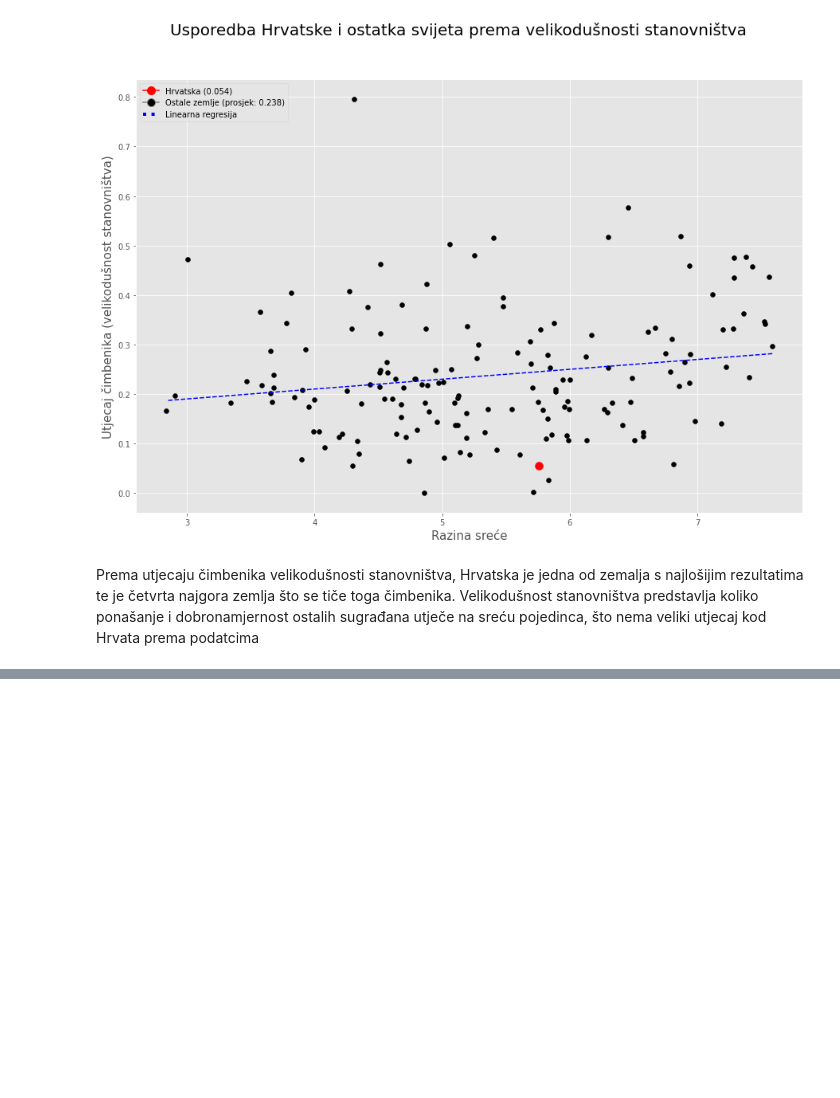
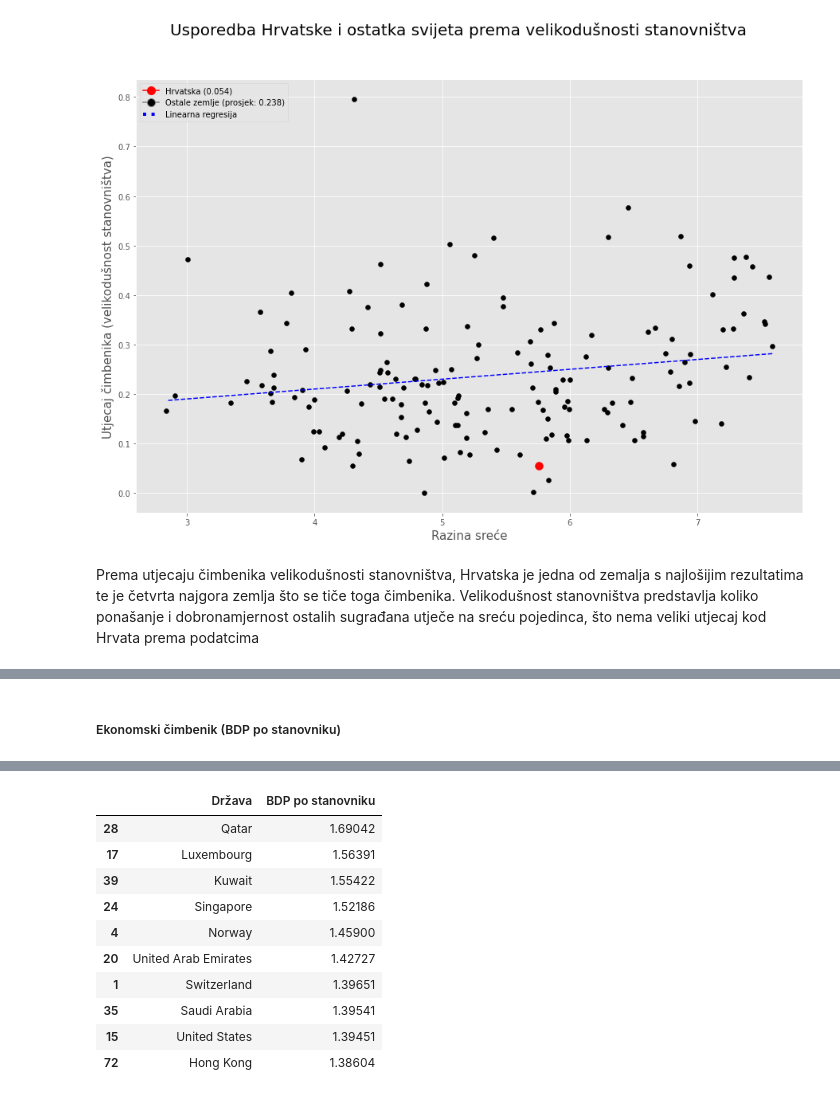
Before and after one commit to jslavic/radzaskolu, a Jupyter notebook: SkolskiRad.ipynb, the cells around one changed output, grey strips where cells are left out. Drawn from its saved outputs; the diff is of its cells as text; code cells hidden in the pictures; blank space fills up the shorter version.

```diff
--- a/SkolskiRad.ipynb
+++ b/SkolskiRad.ipynb
@@ -413,0 +442,10 @@ Prema utjecaju čimbenika velikodušnosti stanovništva, Hrvatska je jedna od ze
+# %% [markdown]
+##### Ekonomski čimbenik (BDP po stanovniku)
+# %%
+fig = px.choropleth(podatci, locations="Država", locationmode='country names',
+                  color="BDP po stanovniku", hover_name="Država",
+                  title="Države prema razini ekonomskog čimbenika",
+                  hover_data=["BDP po stanovniku"], color_continuous_scale='matter',)
+fig.show()
+podatci[["Država", "BDP po stanovniku"]].sort_values(by=["BDP po stanovniku"], ascending=False).head(10)
+# %% [output]
@@ -413,0 +453,11 @@ Prema utjecaju čimbenika velikodušnosti stanovništva, Hrvatska je jedna od ze
+|  | Država | BDP po stanovniku |
+| 28 | Qatar | 1.69042 |
+| 17 | Luxembourg | 1.56391 |
+| 39 | Kuwait | 1.55422 |
+| 24 | Singapore | 1.52186 |
+| 4 | Norway | 1.45900 |
+| 20 | United Arab Emirates | 1.42727 |
+| 1 | Switzerland | 1.39651 |
+| 35 | Saudi Arabia | 1.39541 |
+| 15 | United States | 1.39451 |
+| 72 | Hong Kong | 1.38604 |
```
Also changed, not shown: parts of 15 cells of this notebook.
